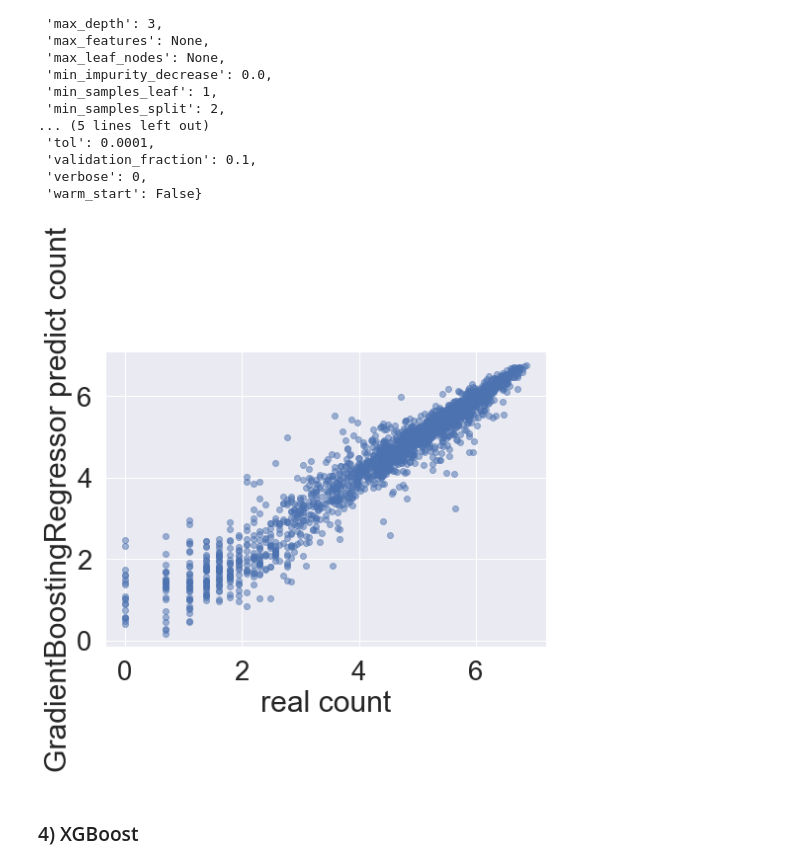
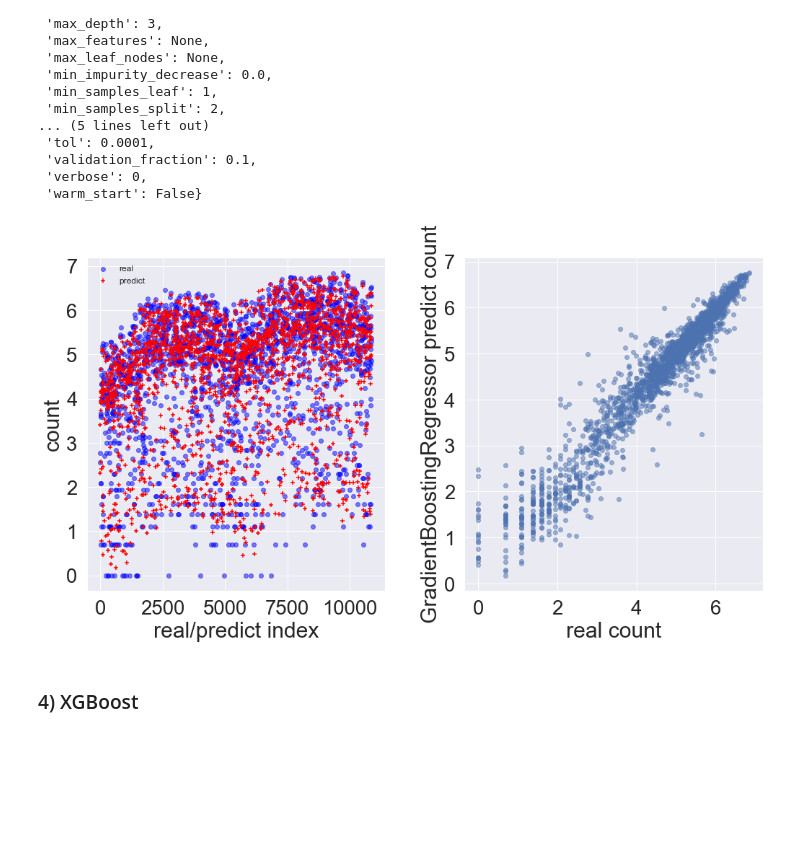
Before and after one commit to greenbear00/Kaggle, a Jupyter notebook: bike_sharing_demand/bike_sharing_demand_eda.ipynb, the cells around one changed output. Saved outputs shown, nothing was run; the diff lists cells and outputs as text; code cells hidden in the pictures; blank space fills up the shorter version.

```diff
--- a/bike_sharing_demand/bike_sharing_demand_eda.ipynb
+++ b/bike_sharing_demand/bike_sharing_demand_eda.ipynb
@@ -1279,13 +1279,22 @@ bgr_default_regressor.get_params(deep=True)
  'warm_start': False}
 # %%
 # 참고로 y값은 로그 취했기 때문에 실제 제출할때는 원래 값으로 변환(np.exp) 필요함. (다만, 그래프 그리는 용도면 log 취한 값으로 비교해도 상관없음)
-plt.scatter(y_test, rf_default_y_pred, alpha=0.5)
-plt.xlabel("real count")
-plt.ylabel("GradientBoostingRegressor predict count")
+fig, ax = plt.subplots(ncols=2, figsize=(15,8))
+fig.tight_layout()
+
+ax[0].scatter(y_test.index, y_test, alpha=0.5, color='blue', marker='o', label="real")
+ax[0].scatter(y_test.index, rf_default_y_pred, color='red', marker='+', label="predict")
+ax[0].set_xlabel("real/predict index")
+ax[0].set_ylabel("count")
+ax[0].legend(loc='upper left', fontsize=12)
+
+ax[1].scatter(y_test, rf_default_y_pred, alpha=0.5)
+ax[1].set_xlabel("real count")
+ax[1].set_ylabel("GradientBoostingRegressor predict count")
 
 plt.show()
 # %% [output]
-[figure, old version]
+[figure, new version]
 # %% [markdown]
 ### 4) XGBoost
 # %%
```
Also changed, not shown: parts of 1 cell of this notebook.
